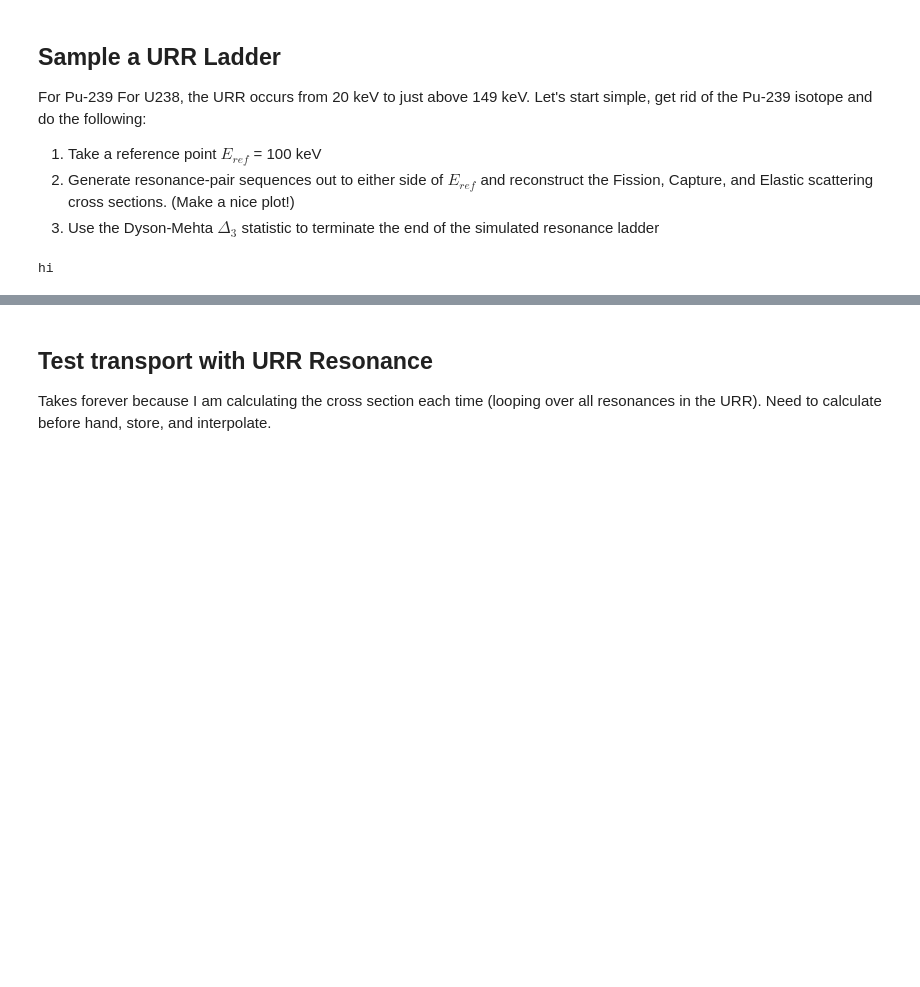
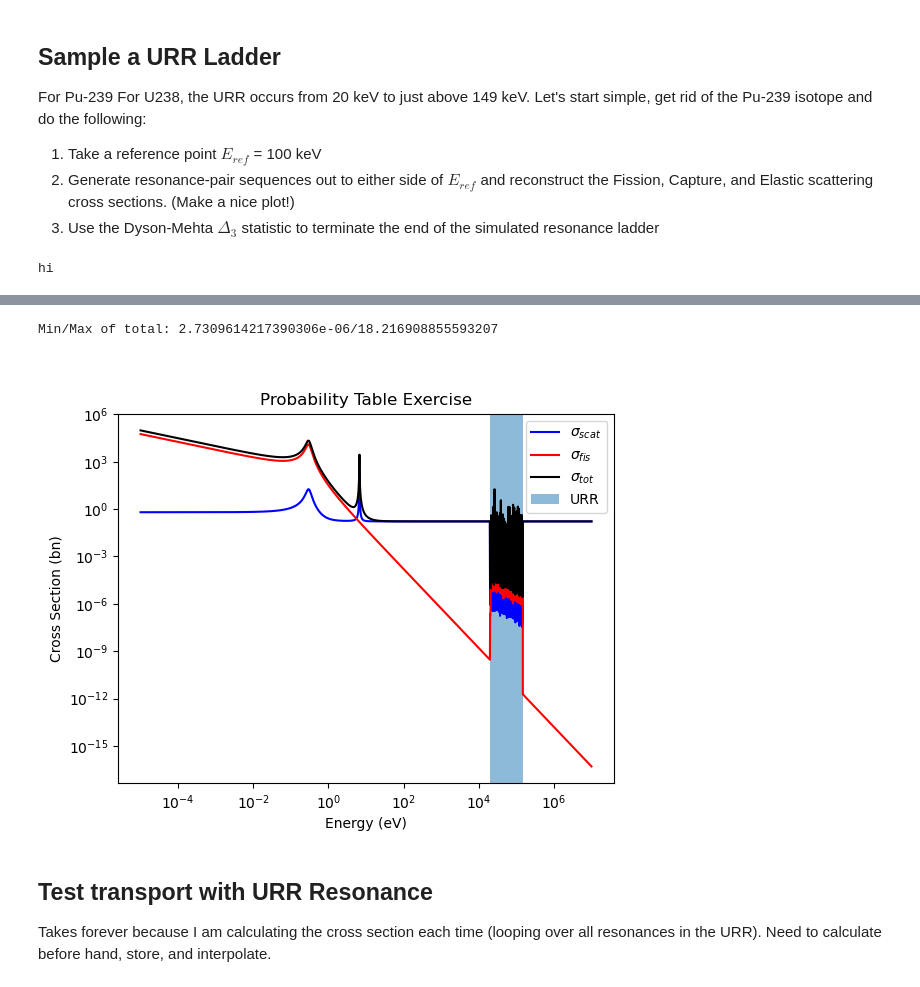
Before and after one commit to Naww137/neutron_transport, a Jupyter notebook: IncludeURR.ipynb, the cells around one changed output, grey strips where cells are left out. Cells and saved outputs as stored; diff of their text form; code cells hidden in the pictures; blank space fills up the shorter version.

```diff
--- a/IncludeURR.ipynb
+++ b/IncludeURR.ipynb
@@ -226,3 +171,54 @@ Min/Max of total: 0.5505266418142882/2750.3136683659413
+# %%
+
+e = np.concatenate([energy, URR_energy, energy_high])
+fis = np.concatenate([m_Sig_f, Sig_f_URR, m_Sig_f_high])
+scat = np.concatenate([m_Sig_s, Sig_s_URR, m_Sig_s_high])
+tot = np.concatenate([m_Sig_t, Sig_t_URR, m_Sig_t_high])
+
+figure()
+# plot(energy, m_Sig_t, label='total mat', color='b')
+# plot(energy, m_Sig_f, label='fis', color='r')
+# # plot(energy, m_Sig_g, label='cap', color='orange')
+# plot(energy, m_Sig_s, label='scat', color='k')
+
+# plot(URR_energy, Sig_g_URR, color='orange')
+# plot(URR_energy, Sig_s_URR, color='b', label=r'$\sigma_{scat}$')
+# plot(URR_energy, Sig_f_URR, color='r', label=r'$\sigma_{fis}$')
+# plot(URR_energy, Sig_t_URR, color='k', label=r'$\sigma_{tot}$')
+plot(e, scat, color='b', label=r'$\sigma_{scat}$')
+plot(e, fis, color='r', label=r'$\sigma_{fis}$')
+plot(e, tot, color='k', label=r'$\sigma_{tot}$')
+axvspan(xmin=min(URR_energy), xmax=max(URR_energy), alpha=0.5, label='URR')
+
+xscale('log')
+yscale('log')
+xlabel('Energy (eV)'); ylabel('Cross Section (bn)')
+title('Probability Table Exercise')
+
+legend()
+
+# TotBins, vTotBins = setup_reaction_xs_bins(-6, -3, 5)
+# print(vTotBins)
+
+# # for each in vTotBins[0:-1]:
+# #     axhline(each, color='b', lw=3)
+# # axhline(vTotBins[-1], color='b', lw=3, label='Bin Edges')
+# scatter(np.array([E_ref]),np.unique(u8_Sig_t[URR_energy==E_ref]), s=20, color='r', label=r'$E_{ref}$', zorder=10)
+
+# title('Single History Tally')
+# xlabel('Energy (eV)')
+# ylabel('Cross Section (barns)')
+
+# legend()
+# ylim([1e-7, 1e-1])
+# xlim([99e3, 101e3])
+
+# len(URR_energy[u8_Sig_t<u8_Sig_f])
+# print(u8_Sig_g[URR_energy==E_ref])
+print(f'Min/Max of total: {min(Sig_t_URR)}/{max(Sig_t_URR)}')
+# %% [output]
+Min/Max of total: 2.7309614217390306e-06/18.216908855593207
+[figure, added]
 # %% [markdown]
 ## Test transport with URR Resonance
 
```
Also changed, not shown: parts of 18 cells of this notebook, 3 other files.
